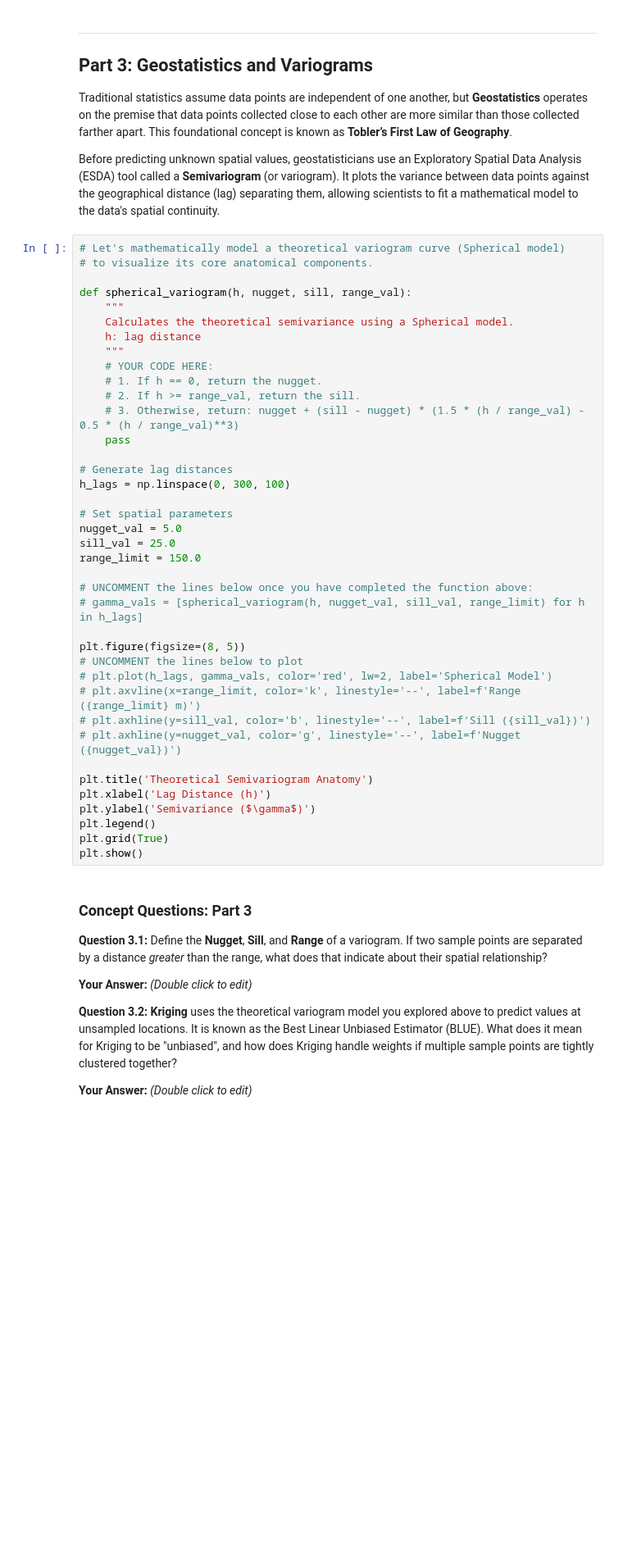
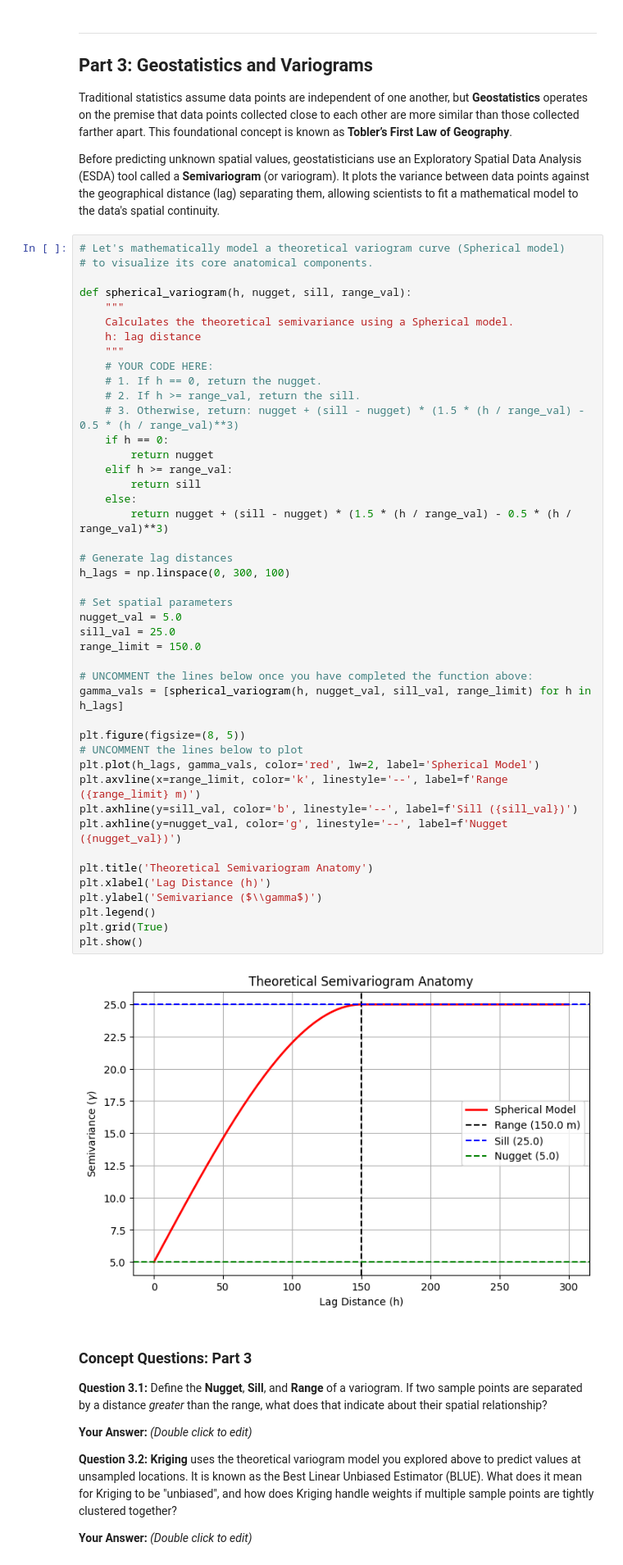
Before and after one commit to Hayden-Martin4250/Earthscience2245, a Jupyter notebook: ES2245_lab10.ipynb, the cells around one changed output. Shown at 82% size. Saved outputs shown, nothing was run; the diff lists cells and outputs as text; blank space fills up the shorter version.

```diff
--- a/ES2245_lab10.ipynb
+++ b/ES2245_lab10.ipynb
@@ -138,40 +138,47 @@ Before predicting unknown spatial values, geostatisticians use an Exploratory Sp
 # to visualize its core anatomical components.
 
 def spherical_variogram(h, nugget, sill, range_val):
     """
     Calculates the theoretical semivariance using a Spherical model.
     h: lag distance
     """
     # YOUR CODE HERE:
     # 1. If h == 0, return the nugget.
     # 2. If h >= range_val, return the sill.
     # 3. Otherwise, return: nugget + (sill - nugget) * (1.5 * (h / range_val) - 0.5 * (h / range_val)**3)
-    pass
+    if h == 0:
+        return nugget
+    elif h >= range_val:
+        return sill
+    else:
+        return nugget + (sill - nugget) * (1.5 * (h / range_val) - 0.5 * (h / range_val)**3)
 
 # Generate lag distances
 h_lags = np.linspace(0, 300, 100)
 
 # Set spatial parameters
 nugget_val = 5.0
 sill_val = 25.0
 range_limit = 150.0
 
 # UNCOMMENT the lines below once you have completed the function above:
-# gamma_vals = [spherical_variogram(h, nugget_val, sill_val, range_limit) for h in h_lags]
+gamma_vals = [spherical_variogram(h, nugget_val, sill_val, range_limit) for h in h_lags]
 
 plt.figure(figsize=(8, 5))
 # UNCOMMENT the lines below to plot
-# plt.plot(h_lags, gamma_vals, color='red', lw=2, label='Spherical Model')
-# plt.axvline(x=range_limit, color='k', linestyle='--', label=f'Range ({range_limit} m)')
-# plt.axhline(y=sill_val, color='b', linestyle='--', label=f'Sill ({sill_val})')
-# plt.axhline(y=nugget_val, color='g', linestyle='--', label=f'Nugget ({nugget_val})')
+plt.plot(h_lags, gamma_vals, color='red', lw=2, label='Spherical Model')
+plt.axvline(x=range_limit, color='k', linestyle='--', label=f'Range ({range_limit} m)')
+plt.axhline(y=sill_val, color='b', linestyle='--', label=f'Sill ({sill_val})')
+plt.axhline(y=nugget_val, color='g', linestyle='--', label=f'Nugget ({nugget_val})')
 
 plt.title('Theoretical Semivariogram Anatomy')
 plt.xlabel('Lag Distance (h)')
-plt.ylabel('Semivariance ($\gamma$)')
+plt.ylabel('Semivariance ($\\gamma$)')
 plt.legend()
 plt.grid(True)
 plt.show()
+# %% [output]
+[figure, added]
 # %% [markdown]
 ### Concept Questions: Part 3
 **Question 3.1:** Define the **Nugget**, **Sill**, and **Range** of a variogram. If two sample points are separated by a distance *greater* than the range, what does that indicate about their spatial relationship?
```
